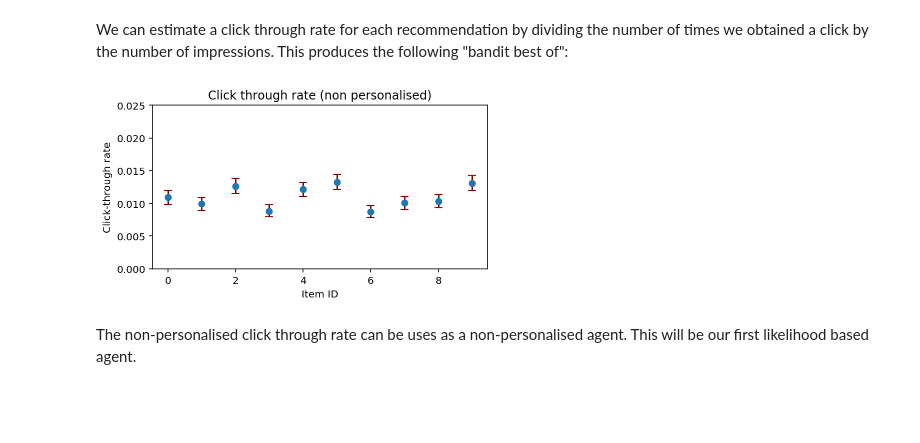
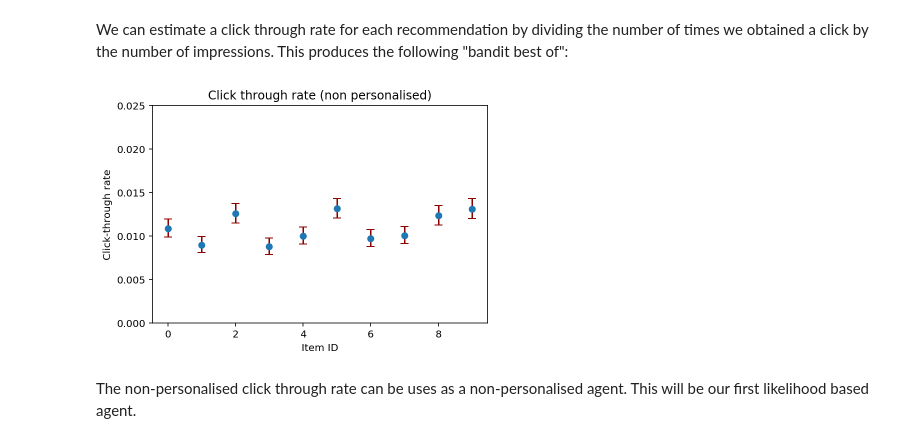
Before and after one commit to criteo-research/reco-gym, a Jupyter notebook: Bandit Feedback - Organic best of vs Bandit best of.ipynb, the cells around one changed output. Drawn from its saved outputs; the diff is of its cells as text; code cells hidden in the pictures; blank space fills up the shorter version.

```diff
--- a/Bandit Feedback - Organic best of vs Bandit best of.ipynb
+++ b/Bandit Feedback - Organic best of vs Bandit best of.ipynb
@@ -40,4 +38,4 @@ organic_counter_agent = OrganicUserEventCounterAgent(Configuration({
             'select_randomly': True,
         }))
 # %%
-data = deepcopy(env).generate_logs(ABTestNumberOfUsers)
+data = env.generate_logs(ABTestNumberOfUsers)
@@ -92,11 +84,11 @@ plt.show()
 It is evident that all _`Actions`_ are _*evenly*_ distributed.
 That is an expected behaviour because *all* _`Actions`_ are randomly applied for all _Bandit_ _`Events`_.  This is not typical behaviour (usually actions are personalised not random) and we will relax this assumption later in the course.
 # %%
-clicks = []
+clicks = np.zeros(NumberOfProducts)
 bandits = data[data['z'] == 'bandit']
 for product_id in range(NumberOfProducts):
     actions = bandits[bandits['a'] == product_id]
-    clicks.append(np.sum(actions[actions['c'] == 1]['c']))
+    clicks[product_id] = np.sum(actions[actions['c'] == 1]['c'])
 
 print("Clicks: ", clicks)
 
@@ -113,43 +105,42 @@ We can estimate a click through rate for each recommendation by dividing the num
 # %%
 from scipy.stats.distributions import beta
 
-clicks = []
-impressions = []
-lower_errors = []
-upper_errors = []
+clicks = np.zeros(NumberOfProducts)
+impressions = np.zeros(NumberOfProducts)
+lower_errors = np.zeros(NumberOfProducts)
+upper_errors = np.zeros(NumberOfProducts)
 bandits = data[data['z'] == 'bandit']
 for product_id in range(NumberOfProducts):
     actions = bandits[bandits['a'] == product_id]
-    clicks.append(np.sum(actions[actions['c'] == 1]['c']))
-    impressions.append(sum(actions['a']==product_id))
+    clicks[product_id] = np.sum(actions[actions['c'] == 1]['c'])
+    impressions[product_id] = sum(actions['a']==product_id)
 
     # Compute expected value according to a beta distribution
-    expected_value = beta.ppf(0.500, clicks[-1] + 1, impressions[-1] - clicks[-1] + 1)
+    expected_value = beta.ppf(0.500, clicks[product_id] + 1, impressions[product_id] - clicks[product_id] + 1)
     # Compute a confidence interval
-    lower_bound = beta.ppf(0.025, clicks[-1] + 1, impressions[-1] - clicks[-1] + 1)
-    upper_bound = beta.ppf(0.975, clicks[-1] + 1, impressions[-1] - clicks[-1] + 1)
+    lower_bound = beta.ppf(0.025, clicks[product_id] + 1, impressions[product_id] - clicks[product_id] + 1)
+    upper_bound = beta.ppf(0.975, clicks[product_id] + 1, impressions[product_id] - clicks[product_id] + 1)
     # Save difference as error
-    lower_errors.append(expected_value - lower_bound)
-    upper_errors.append(upper_bound - expected_value)
+    lower_errors[product_id] = expected_value - lower_bound
+    upper_errors[product_id] = upper_bound - expected_value
 
 
 _, ax = plt.subplots()
 ax.set_title('Click through rate (non personalised)')
 
 ax.errorbar(range(NumberOfProducts),
-            np.array(clicks)/np.array(impressions),
+            clicks/impressions,
             yerr = (lower_errors, upper_errors),
             fmt = 'o',
             ecolor = 'darkred',
             capsize = 4)
 
 plt.ylim([0,0.025])
 plt.xlabel('Item ID')
 plt.ylabel('Click-through rate')
-plt.savefig('CTR_organiccounter.eps')
 plt.show()
 # %% [output]
-[figure, old version]
+[figure, new version]
 # %% [markdown]
 The non-personalised click through rate can be uses as a non-personalised agent.  This will be our first likelihood based agent.
 # %%
```
Also changed, not shown: parts of 10 cells of this notebook, 1 other file.
